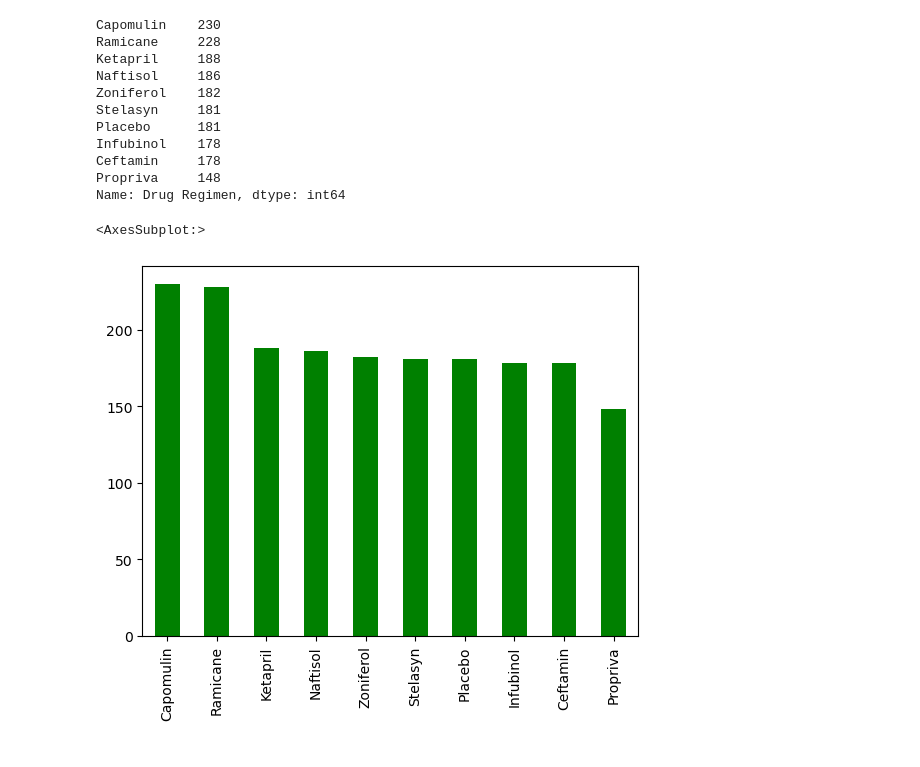
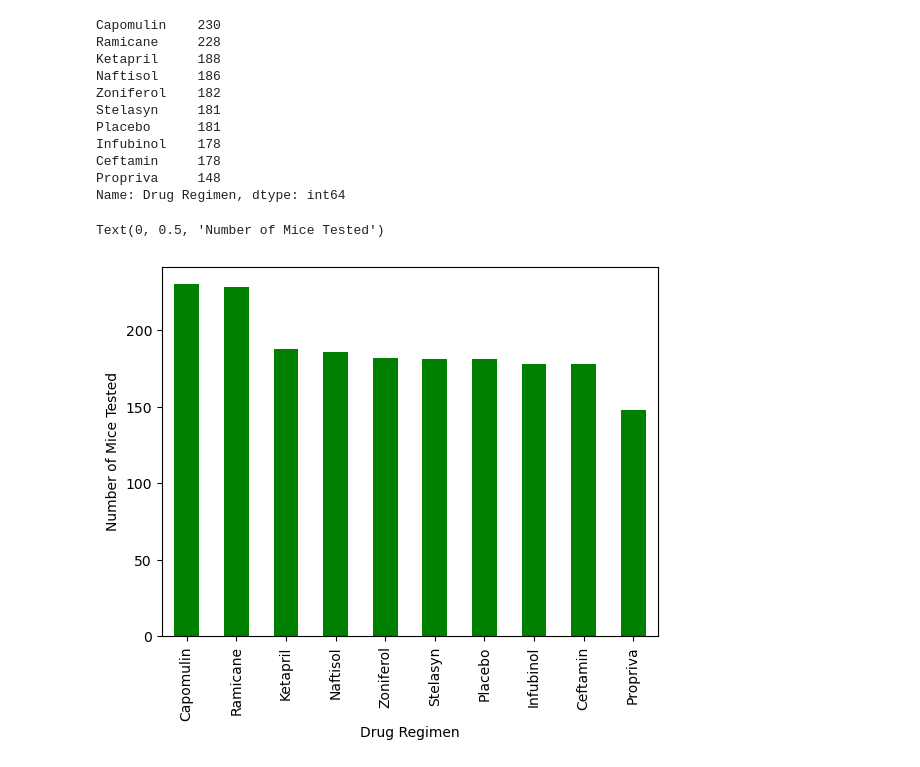
Before and after one commit to JDough89/Pymaceuticals, a Jupyter notebook: pymaceuticals.ipynb, the cells around one changed output. Drawn from its saved outputs; the diff is of its cells as text; code cells hidden in the pictures.

Commit message:
BarCharts

```diff
--- a/pymaceuticals.ipynb
+++ b/pymaceuticals.ipynb
@@ -118,7 +117,9 @@ Propriva     148
 Name: Drug Regimen, dtype: int64
 # %%
 # Generate a bar plot showing the total number of timepoints for all mice tested for each drug regimen using Pandas.
-micePerRegimen.plot.bar(color='g')
+miceRegimenBar=micePerRegimen.plot.bar(color='g')
+miceRegimenBar.set_xlabel('Drug Regimen')
+miceRegimenBar.set_ylabel('Number of Mice Tested')
 # %% [output]
-<AxesSubplot:>
+Text(0, 0.5, 'Number of Mice Tested')
-[figure, old version]
+[figure, new version]
```
Also changed, not shown: parts of 2 cells of this notebook.
